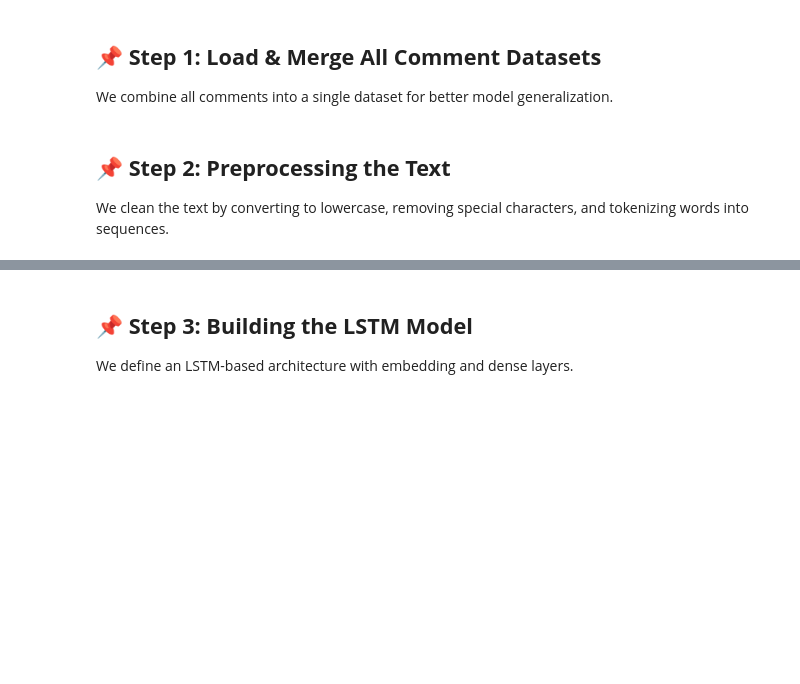
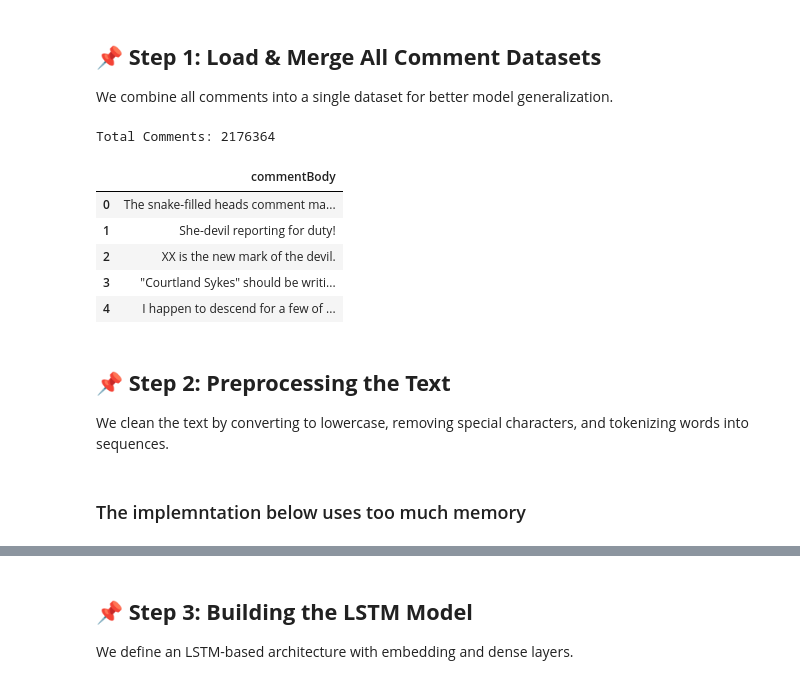
Before and after one commit to omnidox/cognizant-genspark-genai-training, a Jupyter notebook: introduction-to-genai/deliverables/mod_7_Introduction_to_Transformer_Models/Text_Generation_with_LSTM.ipynb, the cells around one changed output, grey strips where cells are left out. Cells and saved outputs as stored; diff of their text form; code cells hidden in the pictures; blank space fills up the shorter version.

Commit message:
Kaggle Notebook | Text_Generation_with_LSTM | Version 2

```diff
--- a/introduction-to-genai/deliverables/mod_7_Introduction_to_Transformer_Models/Text_Generation_with_LSTM.ipynb
+++ b/introduction-to-genai/deliverables/mod_7_Introduction_to_Transformer_Models/Text_Generation_with_LSTM.ipynb
@@ -264,34 +264,44 @@ We combine all comments into a single dataset for better model generalization.
 # %%
 import os
 import pandas as pd
 
 # Path to dataset directory
-dataset_path = "../input/nyt-comments/"
+dataset_path = "/kaggle/input/nyt-comments"
 
 # List all comment files
 comment_files = [file for file in os.listdir(dataset_path) if file.startswith("Comments")]
 
 # Initialize empty list to store DataFrames
 df_list = []
 
 # Load and merge all comment files
 for file in comment_files:
     file_path = os.path.join(dataset_path, file)
     df = pd.read_csv(file_path, usecols=["commentBody"])
     df_list.append(df)
 
 # Combine all comments into one DataFrame
 df_combined = pd.concat(df_list, ignore_index=True)
 
 # Save merged dataset to avoid reloading
 df_combined.to_csv("nyt_comments_cleaned.csv", index=False)
 
 # Display dataset shape
 print("Total Comments:", df_combined.shape[0])
 df_combined.head()
+# %% [output]
+Total Comments: 2176364
+|  | commentBody |
+| 0 | The snake-filled heads comment ma... |
+| 1 | She-devil reporting for duty! |
+| 2 | XX is the new mark of the devil. |
+| 3 | "Courtland Sykes" should be writi... |
+| 4 | I happen to descend for a few of ... |
 # %% [markdown]
 ## **📌 Step 2: Preprocessing the Text**
 We clean the text by converting to lowercase, removing special characters, and tokenizing words into sequences.
+# %% [markdown]
+### The implemntation below uses too much memory
 # %%
 import re
 import json
```
Also changed, not shown: parts of 13 cells of this notebook.
